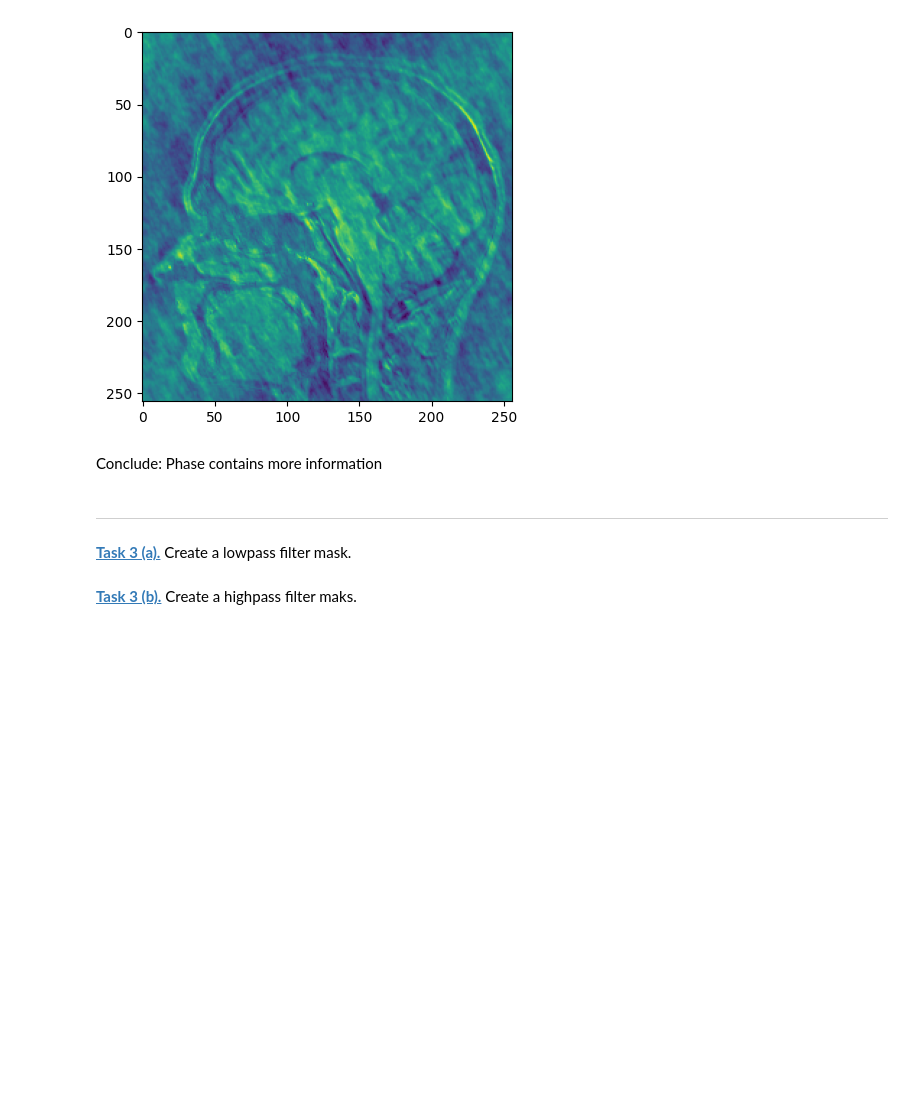
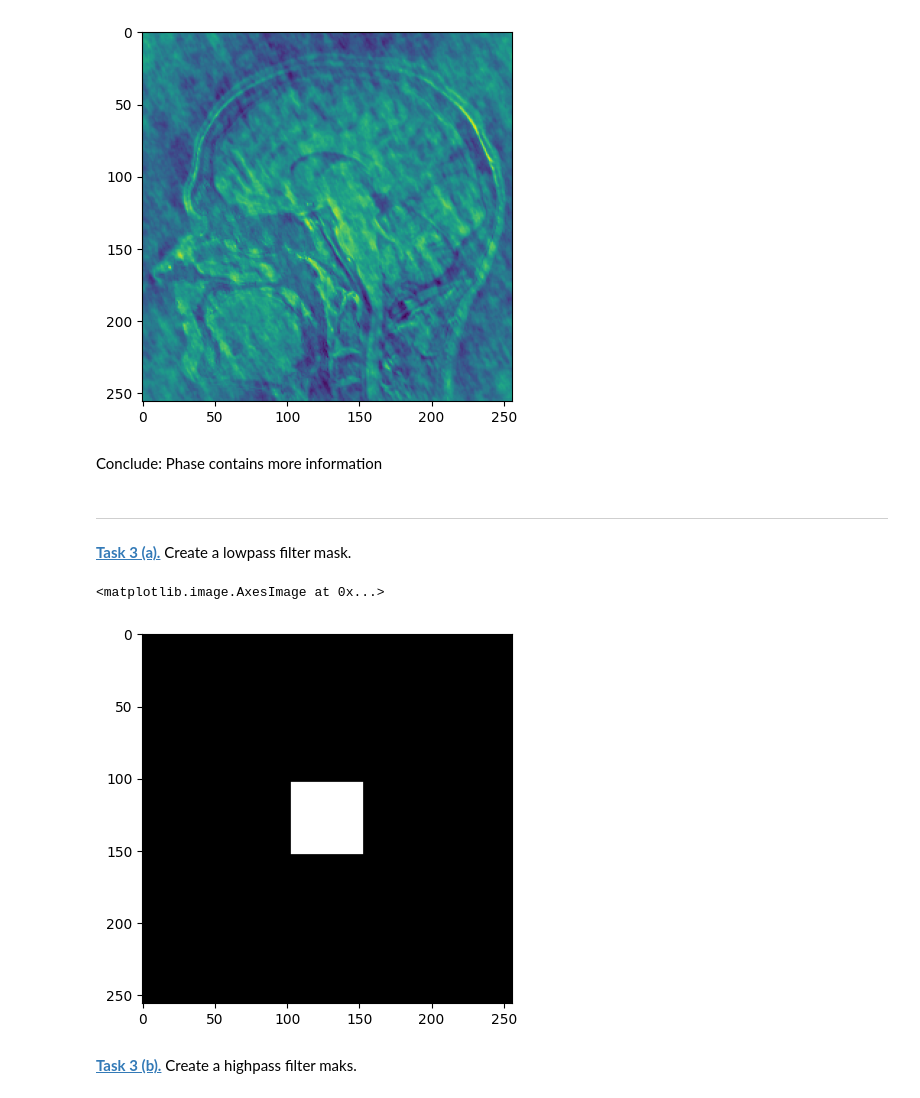
Before and after one commit to leventetn/mobi-fs5-python, a Jupyter notebook: fourier.ipynb, the cells around one changed output. Saved outputs shown, nothing was run; the diff lists cells and outputs as text; code cells hidden in the pictures; blank space fills up the shorter version.

```diff
--- a/fourier.ipynb
+++ b/fourier.ipynb
@@ -121,5 +121,29 @@ Conclude: Phase contains more information
 **[Task 3 (a).]()** Create a lowpass filter mask.
 # %%
 filter_window_size = 50
+# %%
+image_shape = (256, 256)
+
+mask = np.zeros(image_shape)
+
+
+center = image_shape[0] // 2
+
+
+#Define the rectangle boundaries
+
+start = center - filter_window_size // 2
+
+end = center + filter_window_size // 2
+
+#Insert a rectangle of ones into the mask
+
+low_pass = mask
+low_pass[start:end, start:end] = 1
+
+plt.imshow(low_pass, cmap = "gray")
+# %% [output]
+<matplotlib.image.AxesImage at 0x...>
+[figure, added]
 # %% [markdown]
 **[Task 3 (b).]()** Create a highpass filter maks.
```
Also changed, not shown: parts of 4 cells of this notebook.
